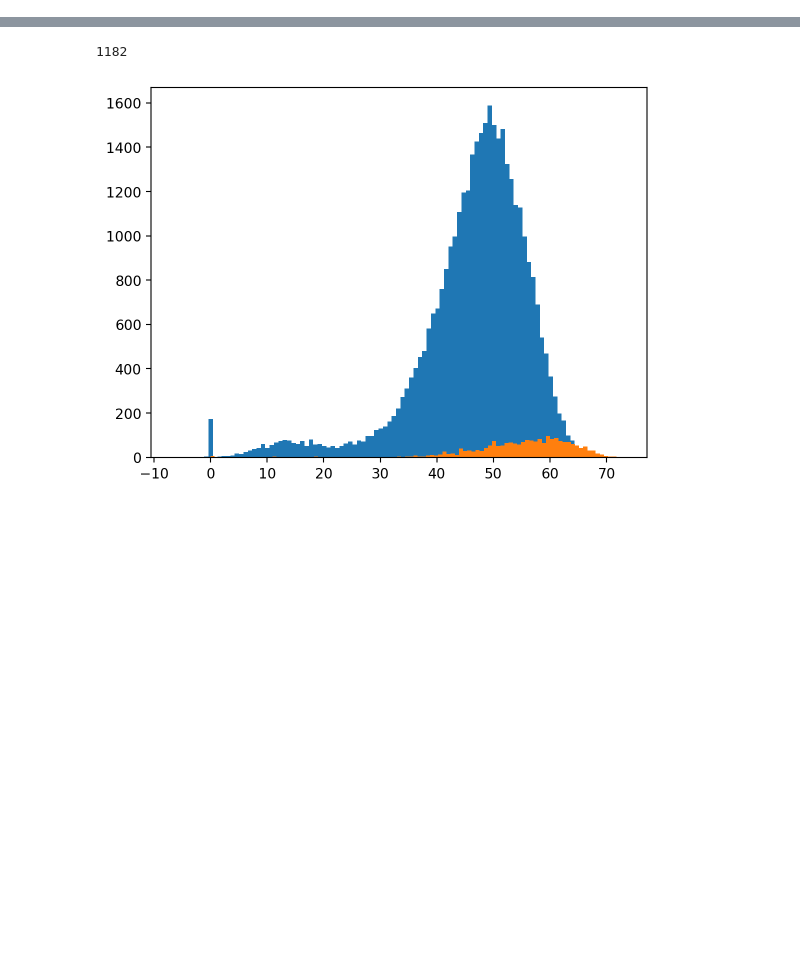
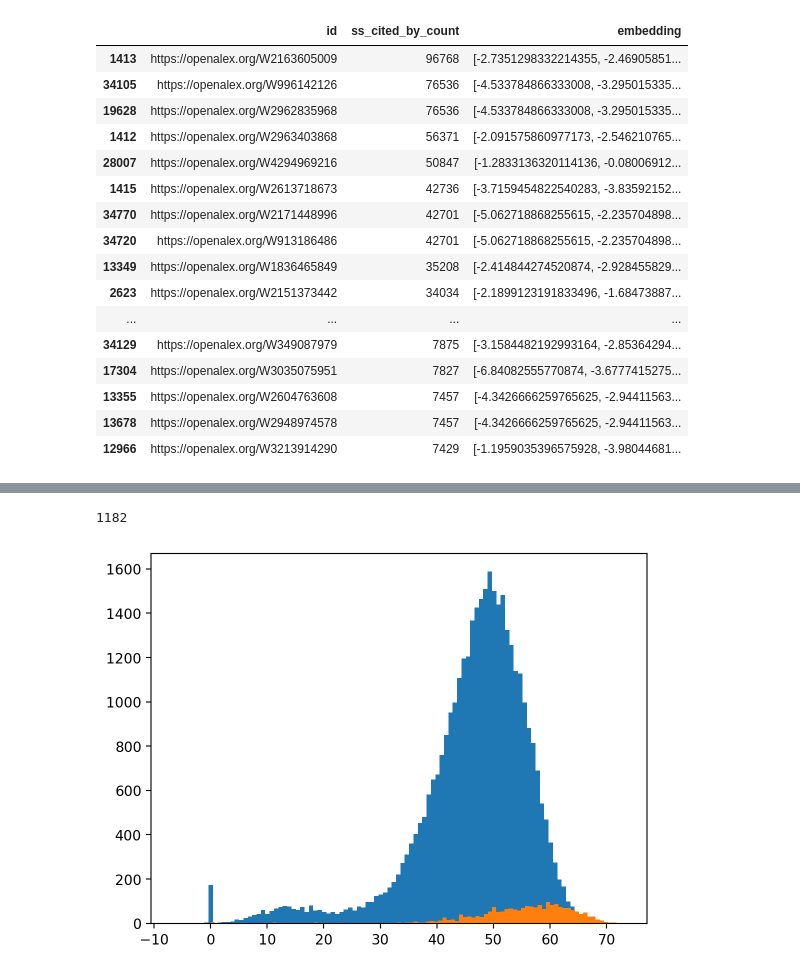
Before and after one commit to patrickmineault/neuroai-tree, a Jupyter notebook: scripts/View Influence Over Time.ipynb, the cells around one changed output, grey strips where cells are left out. Saved outputs shown, nothing was run; the diff lists cells and outputs as text; code cells hidden in the pictures; blank space fills up the shorter version.

```diff
--- a/scripts/View Influence Over Time.ipynb
+++ b/scripts/View Influence Over Time.ipynb
@@ -63,3 +62,23 @@ print(df.shape)
+# %%
+df_ss.sort_values(by='ss_cited_by_count', ascending=False).head(50)
+# %% [output]
+|  | id | ss_cited_by_count | embedding |
+| 1413 | https://openalex.org/W2163605009 | 96768 | [-2.7351298332214355, -2.46905851... |
+| 34105 | https://openalex.org/W996142126 | 76536 | [-4.533784866333008, -3.295015335... |
+| 19628 | https://openalex.org/W2962835968 | 76536 | [-4.533784866333008, -3.295015335... |
+| 1412 | https://openalex.org/W2963403868 | 56371 | [-2.091575860977173, -2.546210765... |
+| 28007 | https://openalex.org/W4294969216 | 50847 | [-1.2833136320114136, -0.08006912... |
+| 1415 | https://openalex.org/W2613718673 | 42736 | [-3.7159454822540283, -3.83592152... |
+| 34770 | https://openalex.org/W2171448996 | 42701 | [-5.062718868255615, -2.235704898... |
+| 34720 | https://openalex.org/W913186486 | 42701 | [-5.062718868255615, -2.235704898... |
+| 13349 | https://openalex.org/W1836465849 | 35208 | [-2.414844274520874, -2.928455829... |
+| 2623 | https://openalex.org/W2151373442 | 34034 | [-2.1899123191833496, -1.68473887... |
+| ... | ... | ... | ... |
+| 34129 | https://openalex.org/W349087979 | 7875 | [-3.1584482192993164, -2.85364294... |
+| 17304 | https://openalex.org/W3035075951 | 7827 | [-6.84082555770874, -3.6777415275... |
+| 13355 | https://openalex.org/W2604763608 | 7457 | [-4.3426666259765625, -2.94411563... |
+| 13678 | https://openalex.org/W2948974578 | 7457 | [-4.3426666259765625, -2.94411563... |
+| 12966 | https://openalex.org/W3213914290 | 7429 | [-1.1959035396575928, -3.98044681... |
 # %%
 import hdbscan
 
```
Also changed, not shown: parts of 1 cell of this notebook, 6 other files.
